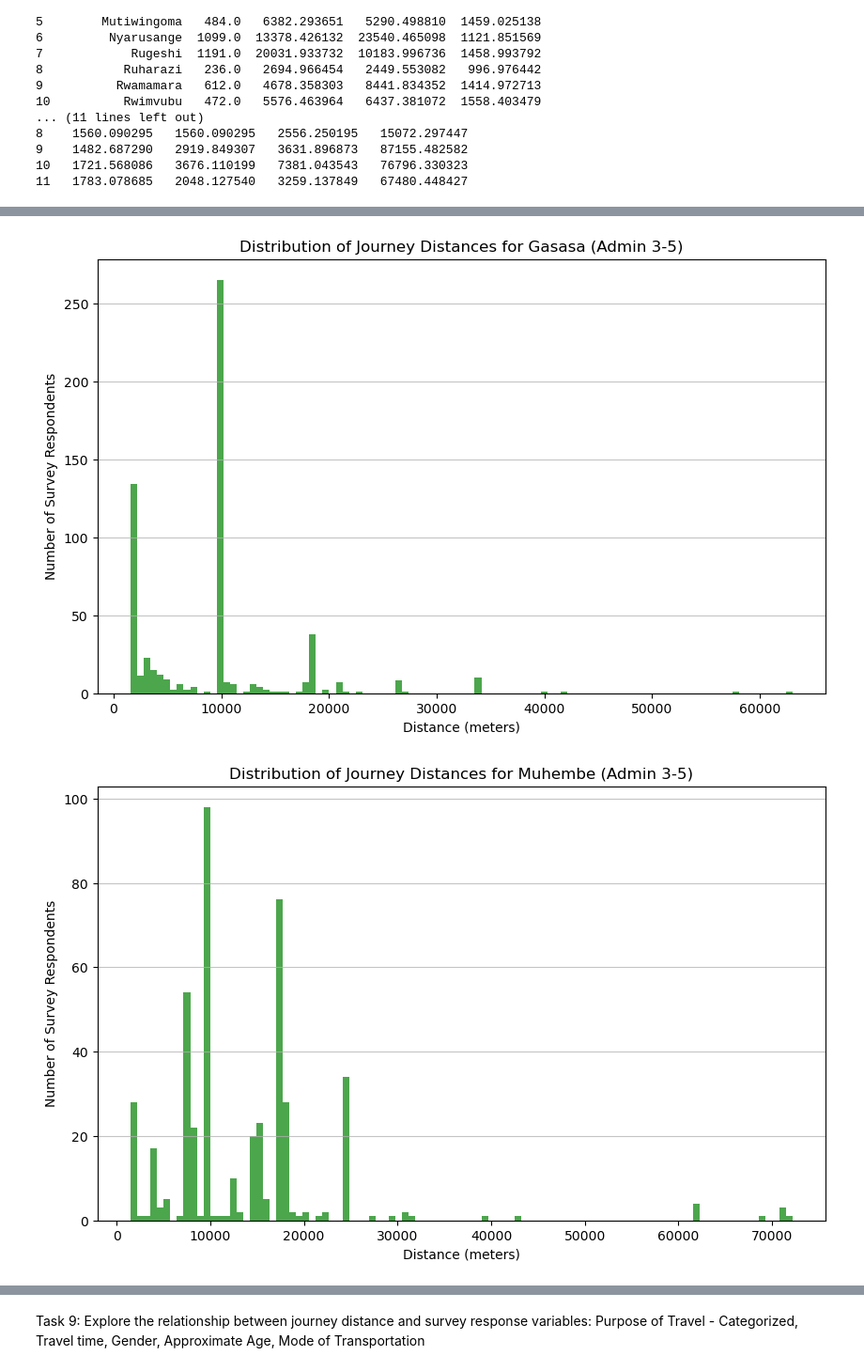
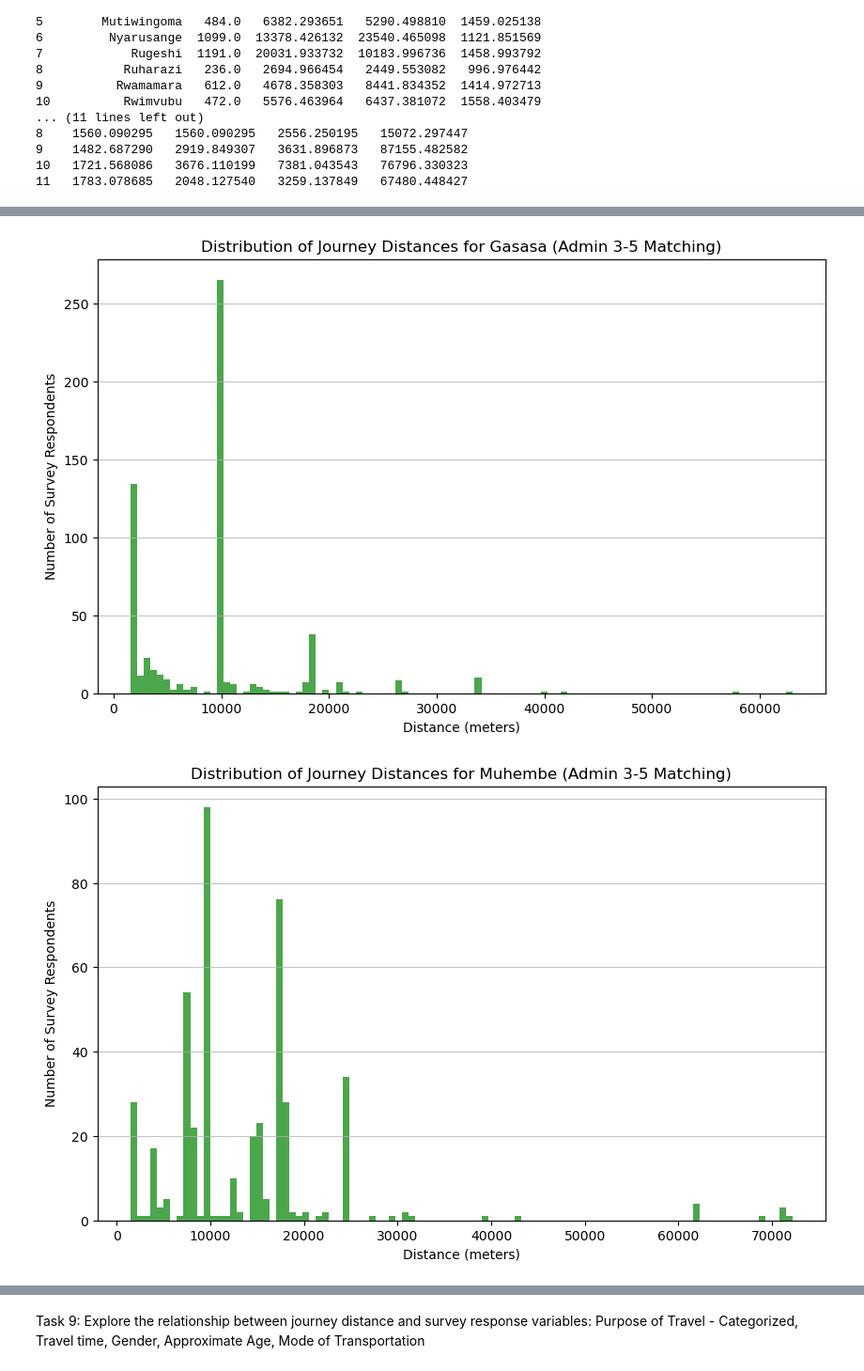
Before and after one commit to bridgestoprosperity/general-data, a Jupyter notebook: notebooks/catchment-analysis/admin-3-4-matching.ipynb, the cells around one changed output, grey strips where cells are left out. Shown at 94% size. Drawn from its saved outputs; the diff is of its cells as text; code cells hidden in the pictures.

```diff
--- a/notebooks/catchment-analysis/admin-3-4-matching.ipynb
+++ b/notebooks/catchment-analysis/admin-3-4-matching.ipynb
@@ -344,18 +344,18 @@ plot_journey_distances_boxplot(survey_data = Rwanda_catchment_surveys_final)
 # %%
 # Create distribution plots of journey distances for each bridge site
 def plot_journey_distance_distribution(survey_data, bridge_sites):
     for bridge in bridge_sites:
         plt.figure(figsize=(10, 6))
         subset = survey_data[survey_data['Bridge Site'] == bridge]
         plt.hist(subset['total_distance'].dropna(), bins=100, alpha=0.7, color='green')
-        plt.title(f'Distribution of Journey Distances for {bridge} (Admin 3-5)')
+        plt.title(f'Distribution of Journey Distances for {bridge} (Admin 3-5 Matching)')
         plt.xlabel('Distance (meters)')
         plt.ylabel('Number of Survey Respondents')
         plt.grid(axis='y', alpha=0.75)
         plt.show()
 
 # Apply the plotting function
 plot_journey_distance_distribution(survey_data = Rwanda_catchment_surveys_final, bridge_sites = Rwanda_catchment_surveys_final['Bridge Site'].unique())
 # %% [output]
-[figure, old version]
+[figure, new version]
-[figure, old version]
+[figure, new version]
```
Also changed, not shown: parts of 10 cells of this notebook, 2 other files.
